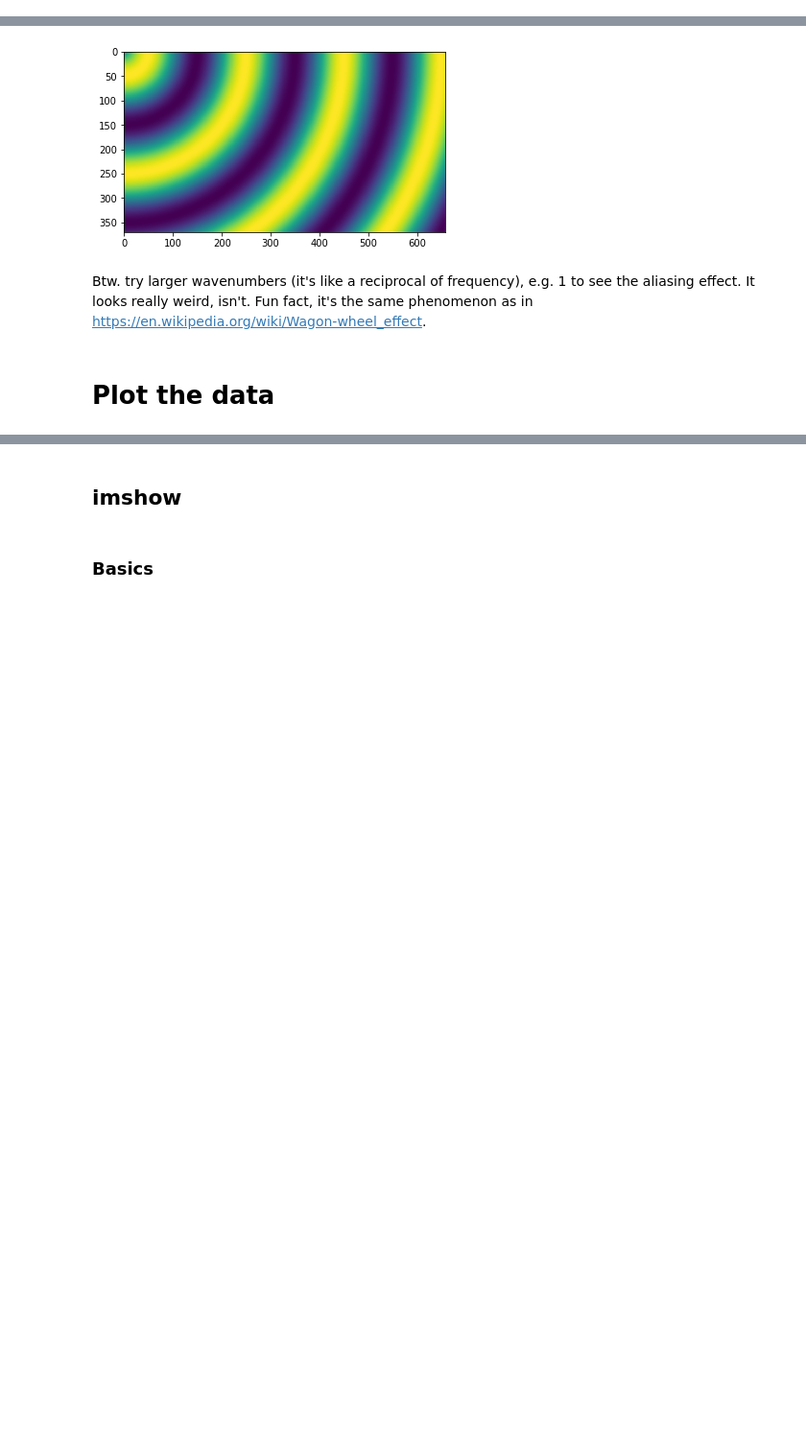
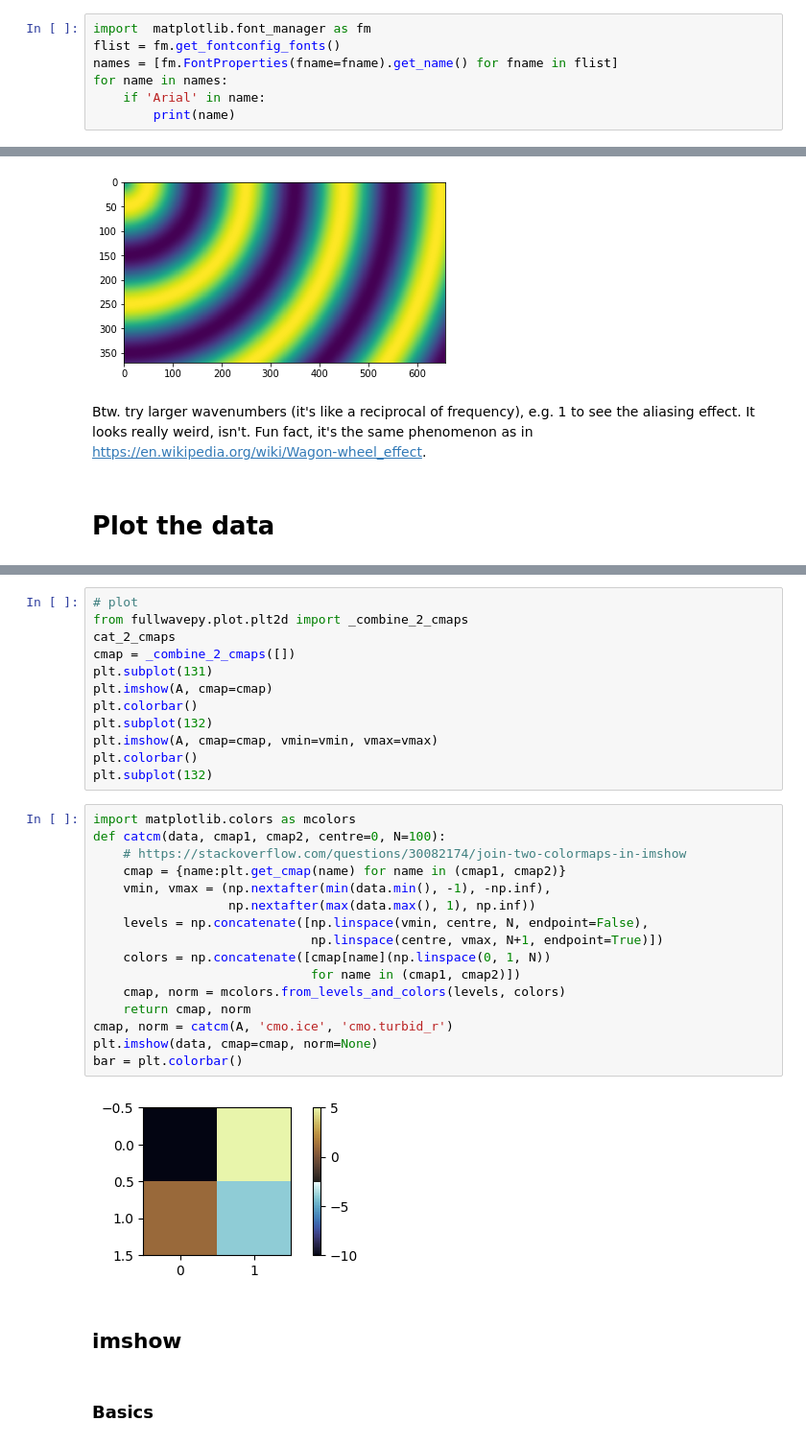
Before and after one commit to kmch/ploTea, a Jupyter notebook: notebooks/matplotlib2d.ipynb, the cells around one changed output, grey strips where cells are left out. Shown at 96% size. Saved outputs shown, nothing was run; the diff lists cells and outputs as text; blank space fills up the shorter version.

```diff
--- a/notebooks/matplotlib2d.ipynb
+++ b/notebooks/matplotlib2d.ipynb
@@ -15,0 +39,7 @@ mpl.get_configdir()
+# %%
+import  matplotlib.font_manager as fm
+flist = fm.get_fontconfig_fonts()
+names = [fm.FontProperties(fname=fname).get_name() for fname in flist]
+for name in names:
+    if 'Arial' in name:
+        print(name)
@@ -131,3 +308,33 @@ Btw. try larger wavenumbers (it's like a reciprocal of frequency), e.g. 1 to see
+# %%
+# plot
+from fullwavepy.plot.plt2d import _combine_2_cmaps
+cat_2_cmaps
+cmap = _combine_2_cmaps([])
+plt.subplot(131)
+plt.imshow(A, cmap=cmap)
+plt.colorbar()
+plt.subplot(132)
+plt.imshow(A, cmap=cmap, vmin=vmin, vmax=vmax)
+plt.colorbar()
+plt.subplot(132)
+# %%
+import matplotlib.colors as mcolors
+def catcm(data, cmap1, cmap2, centre=0, N=100):
+    # https://stackoverflow.com/questions/30082174/join-two-colormaps-in-imshow
+    cmap = {name:plt.get_cmap(name) for name in (cmap1, cmap2)}
+    vmin, vmax = (np.nextafter(min(data.min(), -1), -np.inf),
+                  np.nextafter(max(data.max(), 1), np.inf))
+    levels = np.concatenate([np.linspace(vmin, centre, N, endpoint=False),
+                             np.linspace(centre, vmax, N+1, endpoint=True)])
+    colors = np.concatenate([cmap[name](np.linspace(0, 1, N))
+                             for name in (cmap1, cmap2)])
+    cmap, norm = mcolors.from_levels_and_colors(levels, colors)
+    return cmap, norm
+cmap, norm = catcm(A, 'cmo.ice', 'cmo.turbid_r')
+plt.imshow(data, cmap=cmap, norm=None)
+bar = plt.colorbar()
+# %% [output]
+[figure, added]
 # %% [markdown]
 ## imshow
 # %% [markdown]
```
Also changed, not shown: parts of 45 cells of this notebook, 9 other files.
